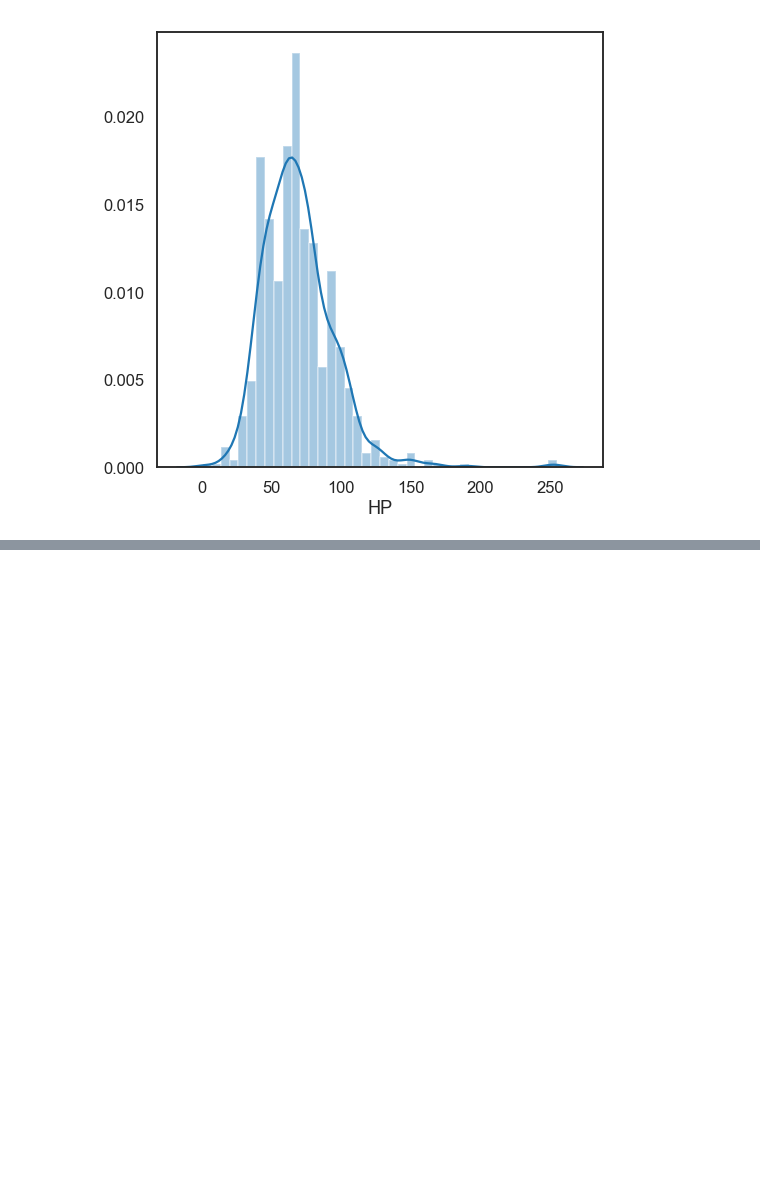
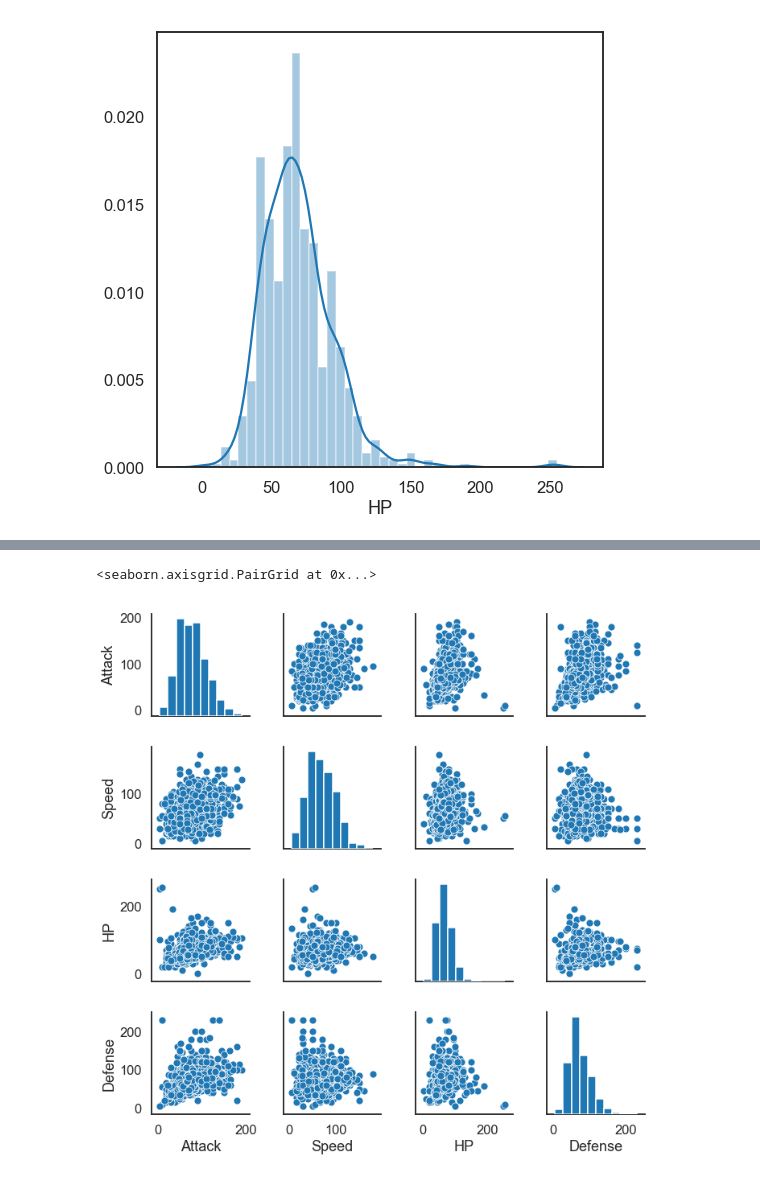
Before and after one commit to DanielPDWalker/Pokemon-Seaborn-Exploration, a Jupyter notebook: Pokemon - Seaborn Visulisation.ipynb, the cells around one changed output, grey strips where cells are left out. Saved outputs shown, nothing was run; the diff lists cells and outputs as text; code cells hidden in the pictures; blank space fills up the shorter version.

```diff
--- a/Pokemon - Seaborn Visulisation.ipynb
+++ b/Pokemon - Seaborn Visulisation.ipynb
@@ -100,0 +123,5 @@ ax = sns.distplot(df['HP'])
+# %%
+sns.pairplot(df[['Attack', 'Speed', 'HP', 'Defense']])
+# %% [output]
+<seaborn.axisgrid.PairGrid at 0x...>
+[figure, added]
```
Also changed, not shown: parts of 7 cells of this notebook.
